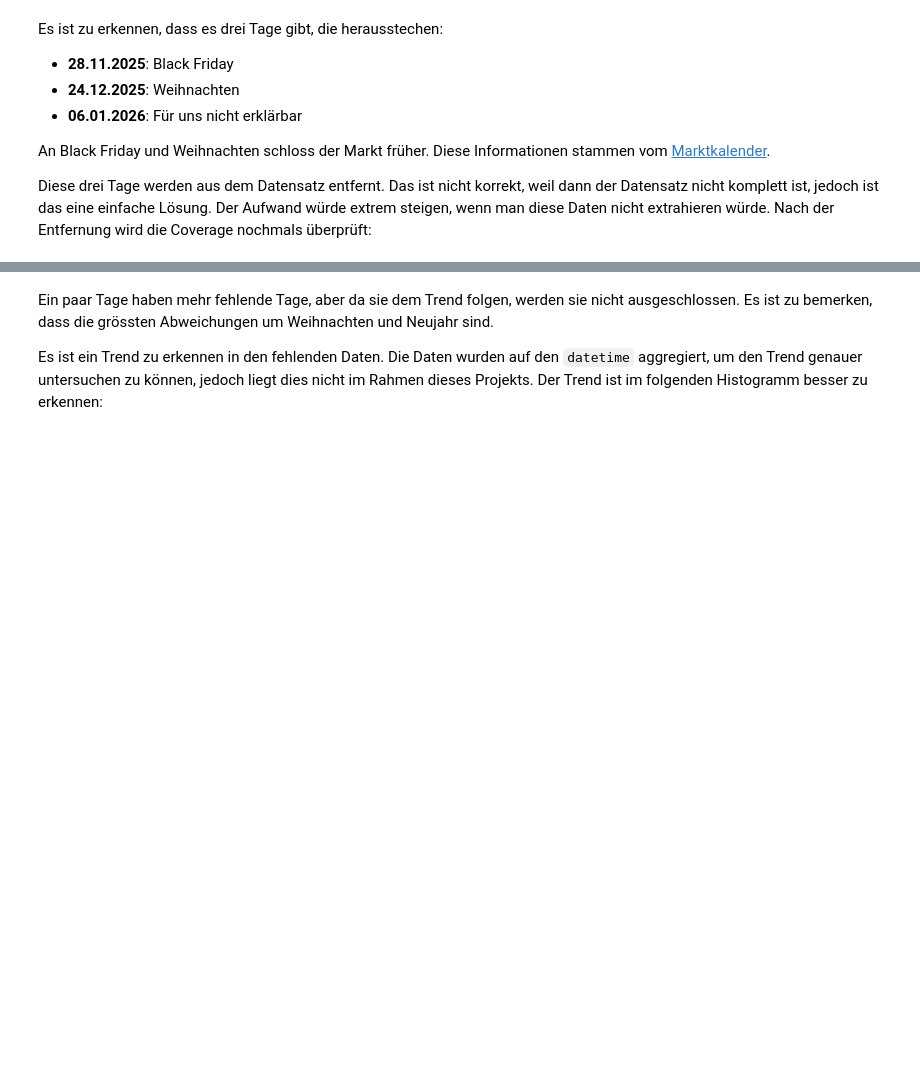
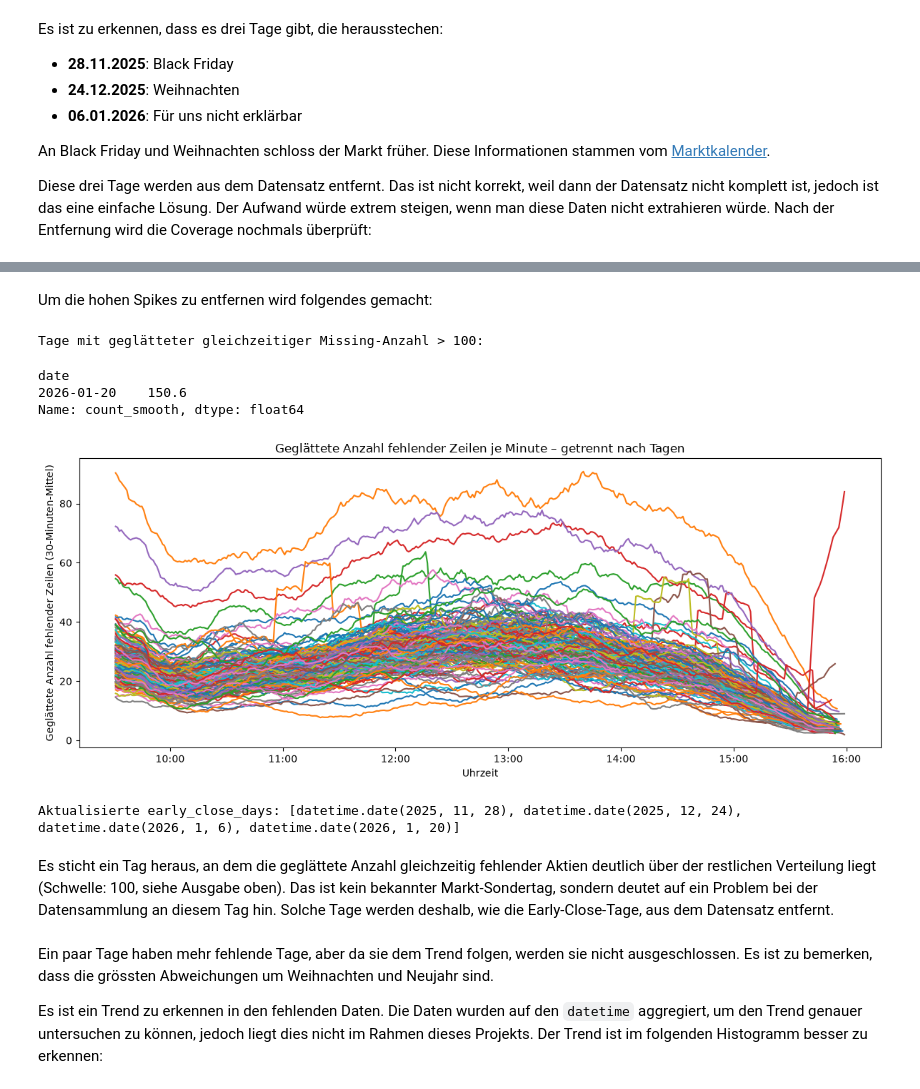
Before and after one commit to RyanMikus/pairs_trading_ml_hs25, a Jupyter notebook: 03_Preprocessing.ipynb, the cells around one changed output, grey strips where cells are left out. Drawn from its saved outputs; the diff is of its cells as text; code cells hidden in the pictures; blank space fills up the shorter version.

```diff
--- a/03_Preprocessing.ipynb
+++ b/03_Preprocessing.ipynb
@@ -180,3 +186,57 @@ coverage_no_early_close.sort_values("rows_missing", ascending=False).head(5)
+# %% [markdown]
+Um die hohen Spikes zu entfernen wird folgendes gemacht:
+# %%
+# Zelle 7b: Tag mit auffällig hoher gleichzeitiger Missing-Anzahl finden und entfernen
+# Nutzt dieselbe Glättung wie der Plot oben, um zu prüfen, an welchem Tag die
+# geglättete Anzahl gleichzeitig fehlender Aktien an irgendeinem Zeitpunkt über 100 steigt.
+dtc = pd.to_datetime(df_no_early_close["datetime"], errors="coerce")
+is_missing_row = df_no_early_close.isna().any(axis=1)
+
+missing_time_by_day = (
+    pd.DataFrame({"date": dtc.dt.date[is_missing_row], "time": dtc.dt.time[is_missing_row]})
+    .groupby(["date", "time"])
+    .size()
+    .rename("count")
+    .reset_index()
+)
+missing_time_by_day["time_dt"] = pd.to_datetime(missing_time_by_day["time"].astype(str))
+
+smoothed_parts = []
+for d, sub in missing_time_by_day.groupby("date"):
+    sub = sub.sort_values("time_dt").copy()
+    sub["count_smooth"] = sub["count"].rolling(window=30, min_periods=1, center=True).mean()
+    smoothed_parts.append(sub)
+missing_time_smoothed = pd.concat(smoothed_parts, ignore_index=True)
+
+max_smooth_per_day = missing_time_smoothed.groupby("date")["count_smooth"].max().sort_values(ascending=False)
+spike_days = max_smooth_per_day[max_smooth_per_day > 100]
+
+print("Tage mit geglätteter gleichzeitiger Missing-Anzahl > 100:")
+display(spike_days)
+
+# Auffällige Tage aus dem Datensatz entfernen (wie bei den Early-Close-Tagen oben)
+early_close_days += list(spike_days.index)
+
+dt = pd.to_datetime(df["datetime"], errors="coerce")
+mask_keep = ~dt.dt.date.isin(early_close_days)
+df_no_early_close = df.loc[mask_keep].copy()
+
+coverage_no_early_close = pp.analyze_missing_coverage(
+    df_no_early_close,
+    smoothing_window=30,
+    show_plot=True,
+    print_table=False,
+)
+print("Aktualisierte early_close_days:", early_close_days)
+# %% [output]
+Tage mit geglätteter gleichzeitiger Missing-Anzahl > 100:
+date
+2026-01-20    150.6
+Name: count_smooth, dtype: float64
+[figure, added]
+Aktualisierte early_close_days: [datetime.date(2025, 11, 28), datetime.date(2025, 12, 24), datetime.date(2026, 1, 6), datetime.date(2026, 1, 20)]
+# %% [markdown]
+Es sticht ein Tag heraus, an dem die geglättete Anzahl gleichzeitig fehlender Aktien deutlich über der restlichen Verteilung liegt (Schwelle: 100, siehe Ausgabe oben). Das ist kein bekannter Markt-Sondertag, sondern deutet auf ein Problem bei der Datensammlung an diesem Tag hin. Solche Tage werden deshalb, wie die Early-Close-Tage, aus dem Datensatz entfernt.
 # %% [markdown]
 Ein paar Tage haben mehr fehlende Tage, aber da sie dem Trend folgen, werden sie nicht ausgeschlossen. Es ist zu bemerken, dass die grössten Abweichungen um Weihnachten und Neujahr sind.
 
```
Also changed, not shown: parts of 39 cells of this notebook, 30 other files.
